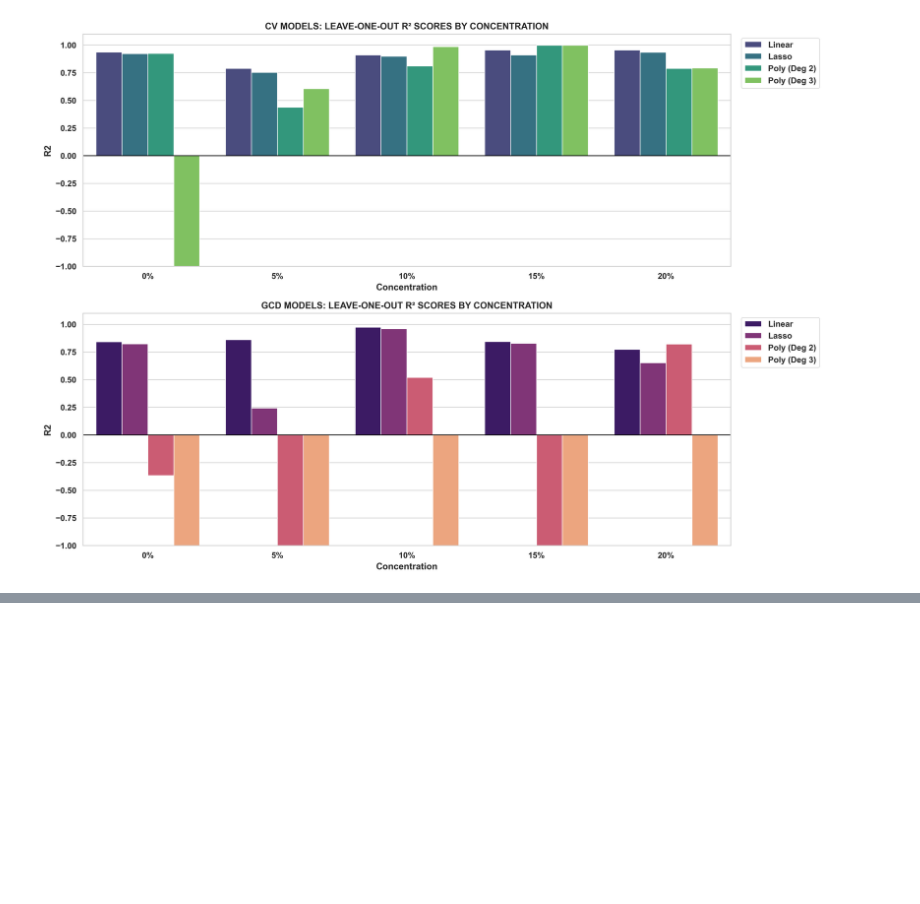
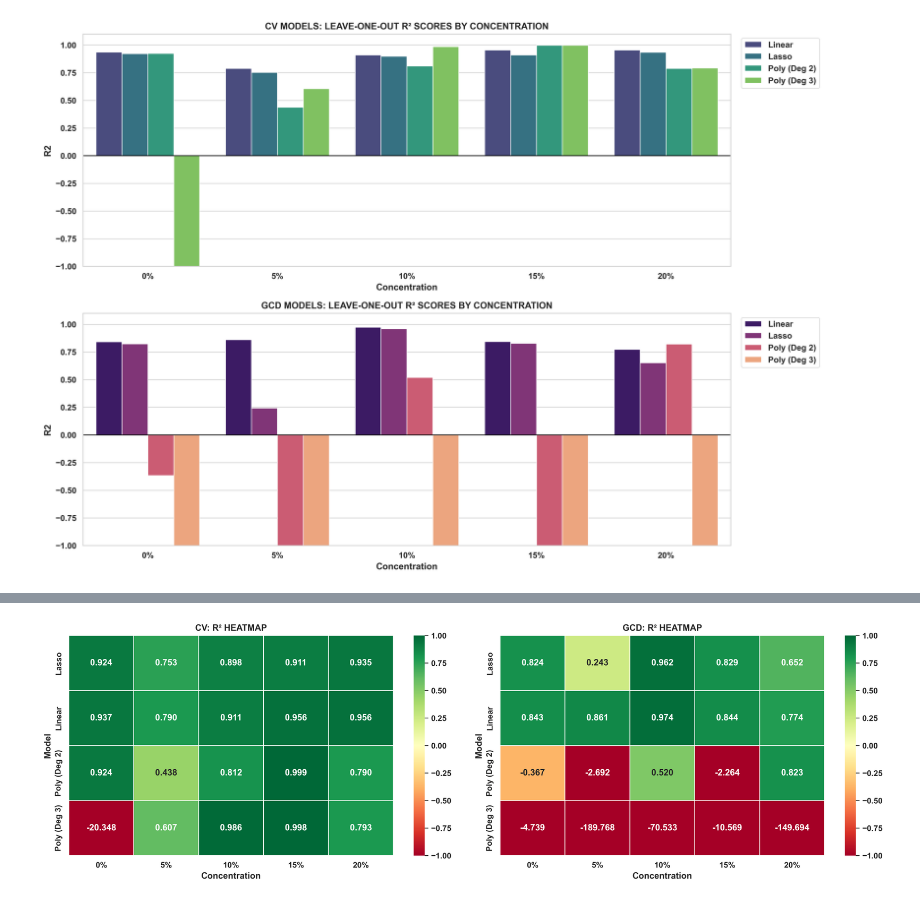
Before and after one commit to DaRkSouL36/CHARGESCOPE-AI, a Jupyter notebook: NOTEBOOKS/PANI/NOTEBOOK[1].ipynb, the cells around one changed output, grey strips where cells are left out. Saved outputs shown, nothing was run; the diff lists cells and outputs as text; code cells hidden in the pictures; blank space fills up the shorter version.

Commit message:
HEATMAP VISUALIZATION OF MODEL PERFORMANCE

```diff
--- a/NOTEBOOKS/PANI/NOTEBOOK[1].ipynb
+++ b/NOTEBOOKS/PANI/NOTEBOOK[1].ipynb
@@ -872,0 +881,24 @@ plot_model_comparison_bars(df_cv_metrics, df_gcd_metrics)
+# %%
+def plot_r2_heatmaps(cv_df, gcd_df):
+
+    cv_pivot = cv_df.pivot(index='Model', columns='Concentration', values='R2')
+    gcd_pivot = gcd_df.pivot(index='Model', columns='Concentration', values='R2')
+
+    cols = ['0%', '5%', '10%', '15%', '20%']
+    cv_pivot = cv_pivot[cols]
+    gcd_pivot = gcd_pivot[cols]
+
+    fig, axes = plt.subplots(1, 2, figsize=(16, 5), dpi=300)
+
+    sns.heatmap(cv_pivot, annot=True, cmap='RdYlGn', fmt=".3f", vmin=-1, vmax=1, ax=axes[0], linewidths=.5)
+    axes[0].set_title('CV: R² HEATMAP', fontweight='bold')
+
+    sns.heatmap(gcd_pivot, annot=True, cmap='RdYlGn', fmt=".3f", vmin=-1, vmax=1, ax=axes[1], linewidths=.5)
+    axes[1].set_title('GCD: R² HEATMAP', fontweight='bold')
+
+    plt.tight_layout()
+    plt.show()
+
+plot_r2_heatmaps(df_cv_metrics, df_gcd_metrics)
+# %% [output]
+[figure, added]
```
Also changed, not shown: parts of 1 cell of this notebook.
